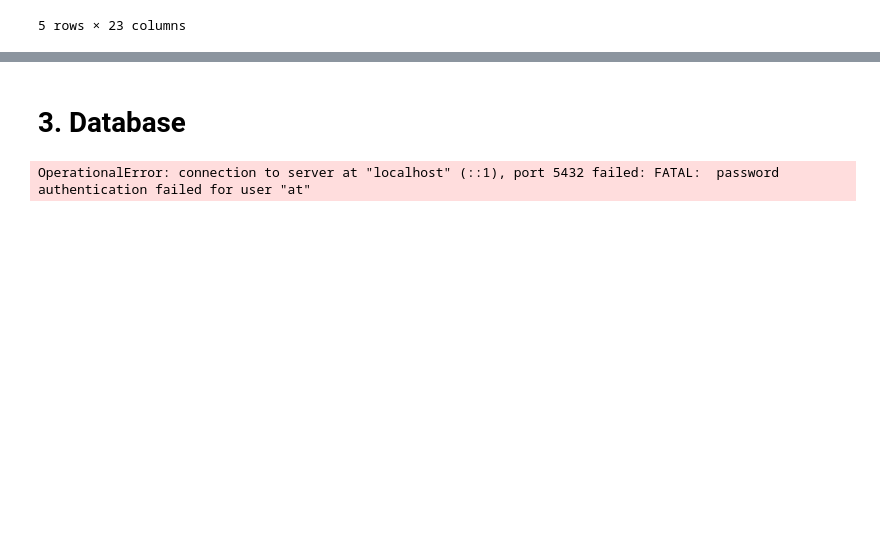
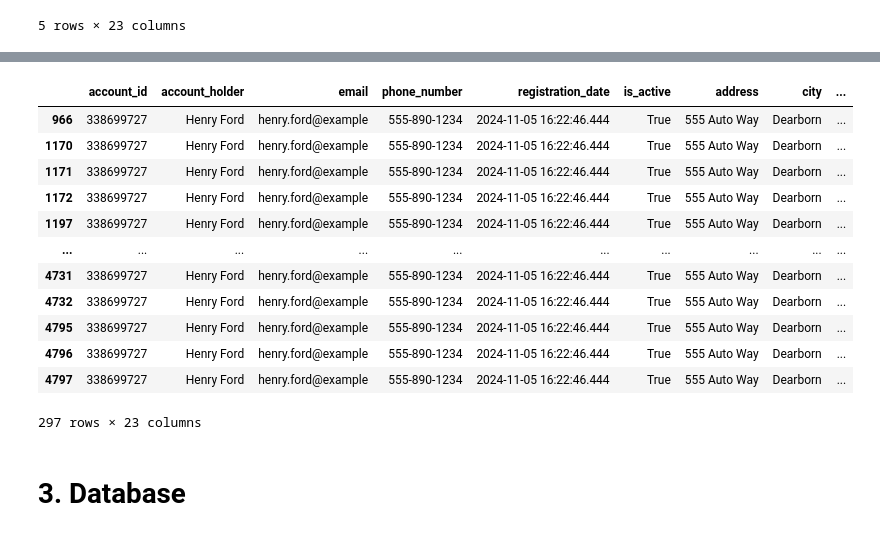
Before and after one commit to tanagnostis/ep_ae_assignment, a Jupyter notebook: code/dataset_exploration.ipynb, the cells around one changed output, grey strips where cells are left out. Saved outputs shown, nothing was run; the diff lists cells and outputs as text; code cells hidden in the pictures; blank space fills up the shorter version.

```diff
--- a/code/dataset_exploration.ipynb
+++ b/code/dataset_exploration.ipynb
@@ -533,12 +551,19 @@ facts.head()
 | 4 | 3 | 4 | 3 | -102.00 | 1.38 |
+# %%
+data[data['client_id']==1]
+# %% [output]
+|  | account_id | account_holder | email | phone_number | registration_date | is_active | address | city | ... |
+| 966 | 338699727 | Henry Ford | henry.ford@example | 555-890-1234 | 2024-11-05 16:22:46.444 | True | 555 Auto Way | Dearborn | ... |
+| 1170 | 338699727 | Henry Ford | henry.ford@example | 555-890-1234 | 2024-11-05 16:22:46.444 | True | 555 Auto Way | Dearborn | ... |
+| 1171 | 338699727 | Henry Ford | henry.ford@example | 555-890-1234 | 2024-11-05 16:22:46.444 | True | 555 Auto Way | Dearborn | ... |
+| 1172 | 338699727 | Henry Ford | henry.ford@example | 555-890-1234 | 2024-11-05 16:22:46.444 | True | 555 Auto Way | Dearborn | ... |
+| 1197 | 338699727 | Henry Ford | henry.ford@example | 555-890-1234 | 2024-11-05 16:22:46.444 | True | 555 Auto Way | Dearborn | ... |
+| ... | ... | ... | ... | ... | ... | ... | ... | ... | ... |
+| 4731 | 338699727 | Henry Ford | henry.ford@example | 555-890-1234 | 2024-11-05 16:22:46.444 | True | 555 Auto Way | Dearborn | ... |
+| 4732 | 338699727 | Henry Ford | henry.ford@example | 555-890-1234 | 2024-11-05 16:22:46.444 | True | 555 Auto Way | Dearborn | ... |
+| 4795 | 338699727 | Henry Ford | henry.ford@example | 555-890-1234 | 2024-11-05 16:22:46.444 | True | 555 Auto Way | Dearborn | ... |
+| 4796 | 338699727 | Henry Ford | henry.ford@example | 555-890-1234 | 2024-11-05 16:22:46.444 | True | 555 Auto Way | Dearborn | ... |
+| 4797 | 338699727 | Henry Ford | henry.ford@example | 555-890-1234 | 2024-11-05 16:22:46.444 | True | 555 Auto Way | Dearborn | ... |
+297 rows × 23 columns
 # %% [markdown]
 # 3. Database
-# %%
-conn = psycopg2.connect(database = "transactions",
-                        user = "at",
-                        host= 'localhost',
-                        password = "atat",
-                        port = 5432)
-conn.autocommit = True
-# %% [output]
-OperationalError: connection to server at "localhost" (::1), port 5432 failed: FATAL:  password authentication failed for user "at"
```
Also changed, not shown: parts of 25 cells of this notebook.
